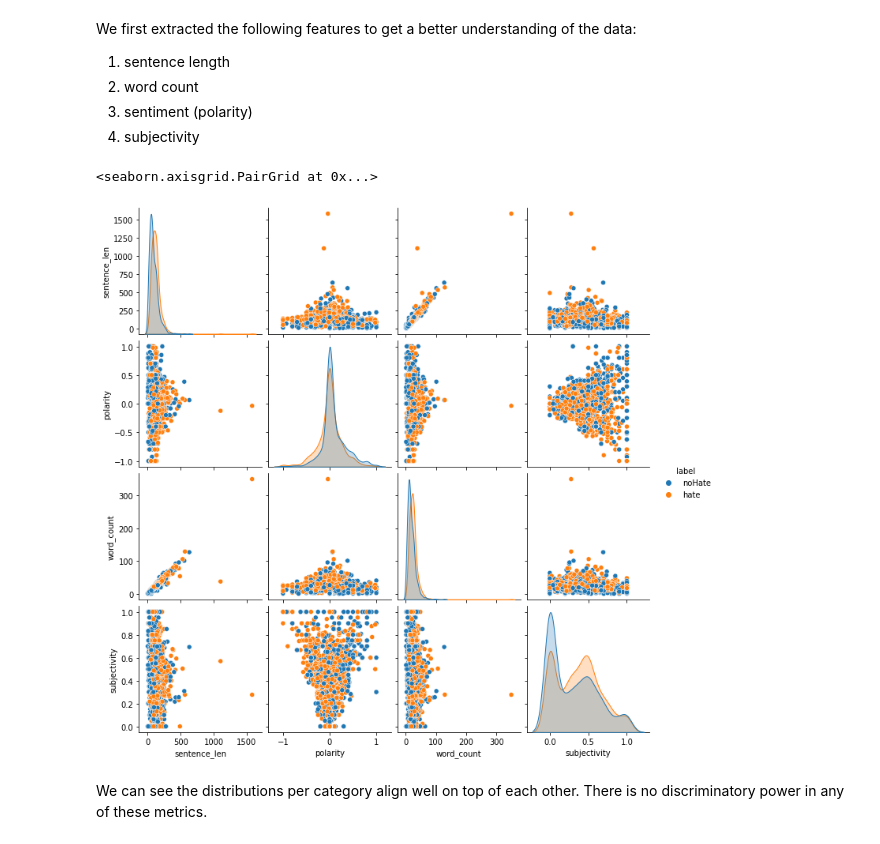
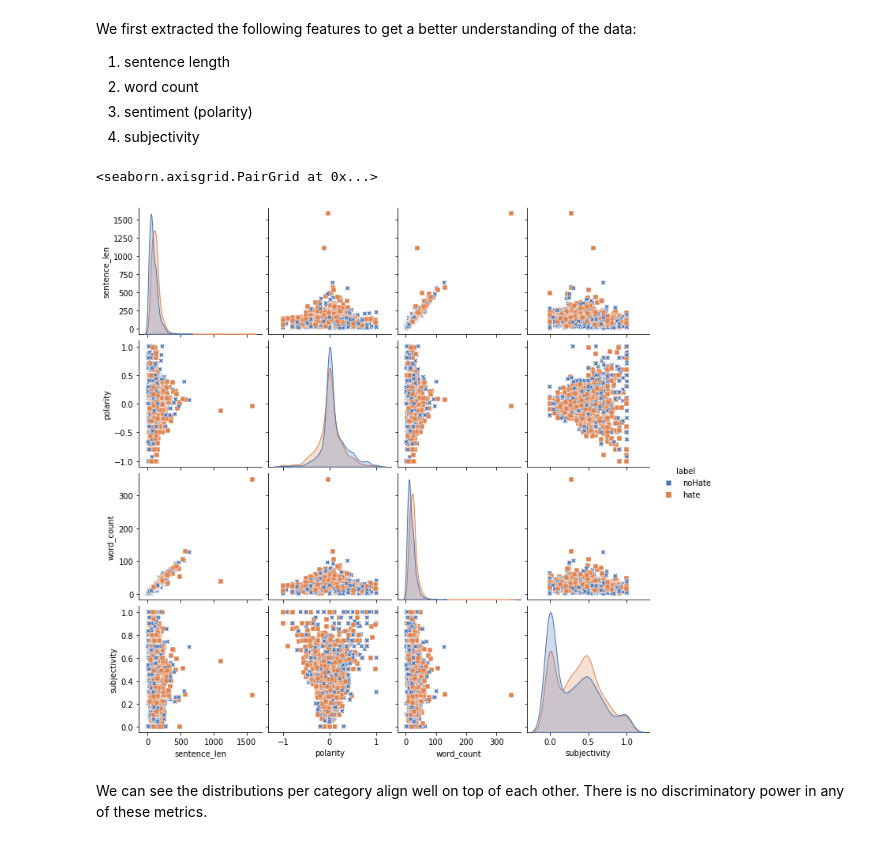
Before and after one commit to tenglina/Hate-Speech-Recognition, a Jupyter notebook: final version.ipynb, the cells around one changed output. Cells and saved outputs as stored; diff of their text form; code cells hidden in the pictures.

```diff
--- a/final version.ipynb
+++ b/final version.ipynb
@@ -126,10 +126,11 @@ comb_data['polarity'] = txtBlob.apply(lambda blob: blob.sentiment.polarity)
 comb_data['subjectivity'] = txtBlob.apply(lambda blob: blob.sentiment.subjectivity)
 # %%
 data_plot = comb_data[['sentence_len', 'polarity', 'word_count', 'subjectivity', 'label']]
-sns.pairplot(data_plot, hue="label")
+markers = {"hate": "s", "noHate": "X"}
+sns.pairplot(data_plot, hue="label", palette="deep", markers = markers)
 # %% [output]
 <seaborn.axisgrid.PairGrid at 0x...>
-[figure, old version]
+[figure, new version]
 # %% [markdown]
 We can see the distributions per category align well on top of each other. There is no discriminatory power in any of these metrics.
 # %% [markdown]
```
